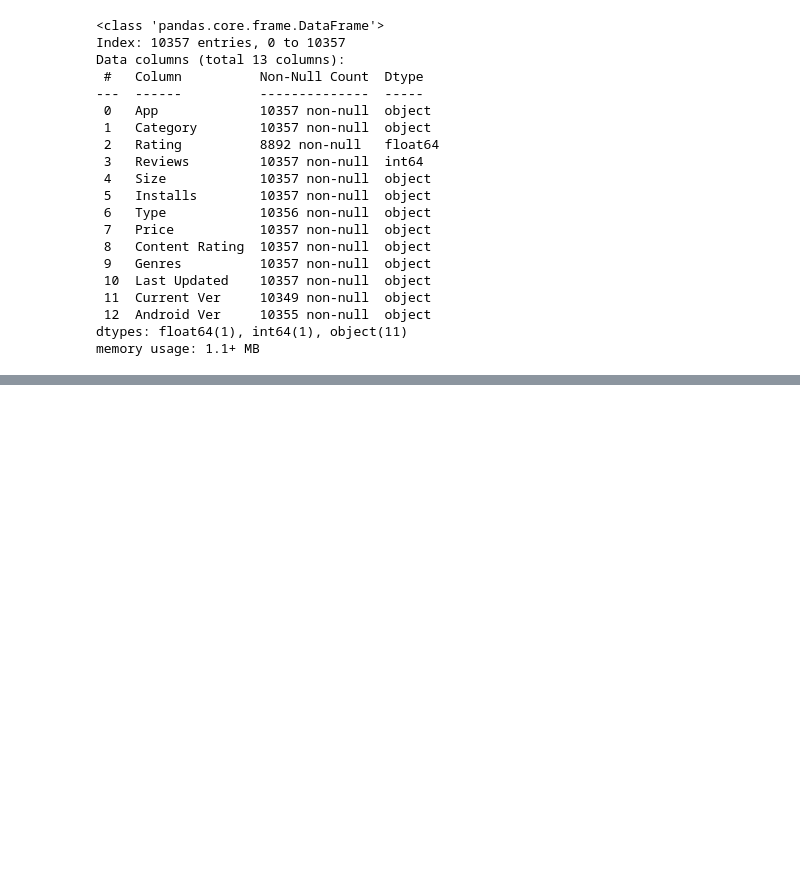
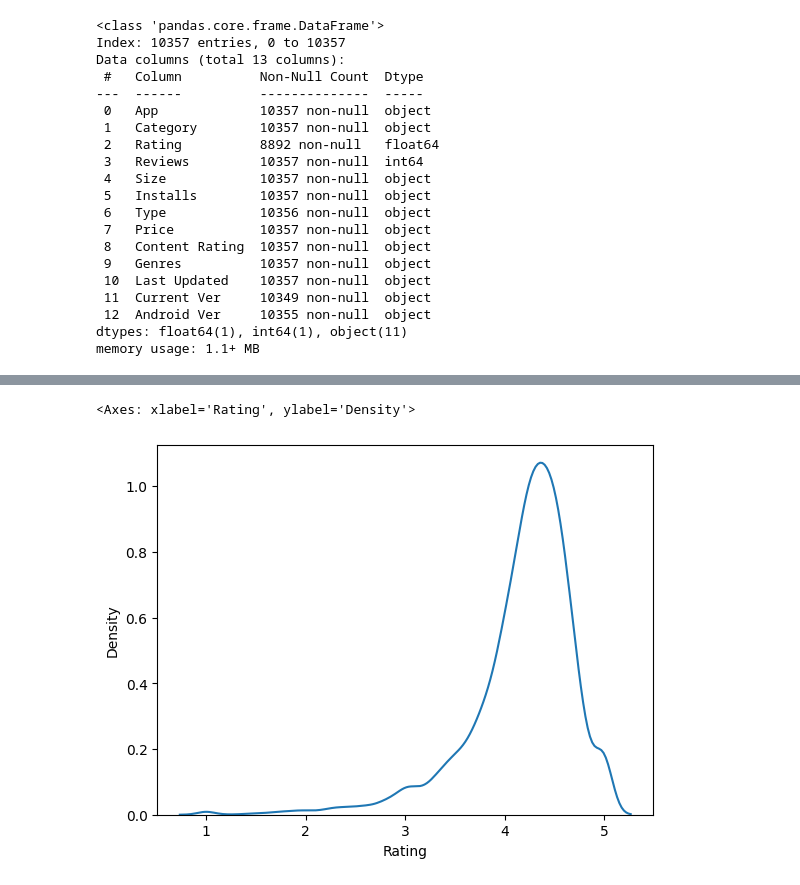
Before and after one commit to arybadj/machine-learning, a Jupyter notebook: EDA/eda_googleplaystore.ipynb, the cells around one changed output, grey strips where cells are left out. Cells and saved outputs as stored; diff of their text form; code cells hidden in the pictures; blank space fills up the shorter version.

```diff
--- a/EDA/eda_googleplaystore.ipynb
+++ b/EDA/eda_googleplaystore.ipynb
@@ -238,0 +576,5 @@ memory usage: 1.1+ MB
+# %%
+sns.kdeplot(df_copy["Rating"])
+# %% [output]
+<Axes: xlabel='Rating', ylabel='Density'>
+[figure, added]
```
Also changed, not shown: parts of 60 cells of this notebook.
